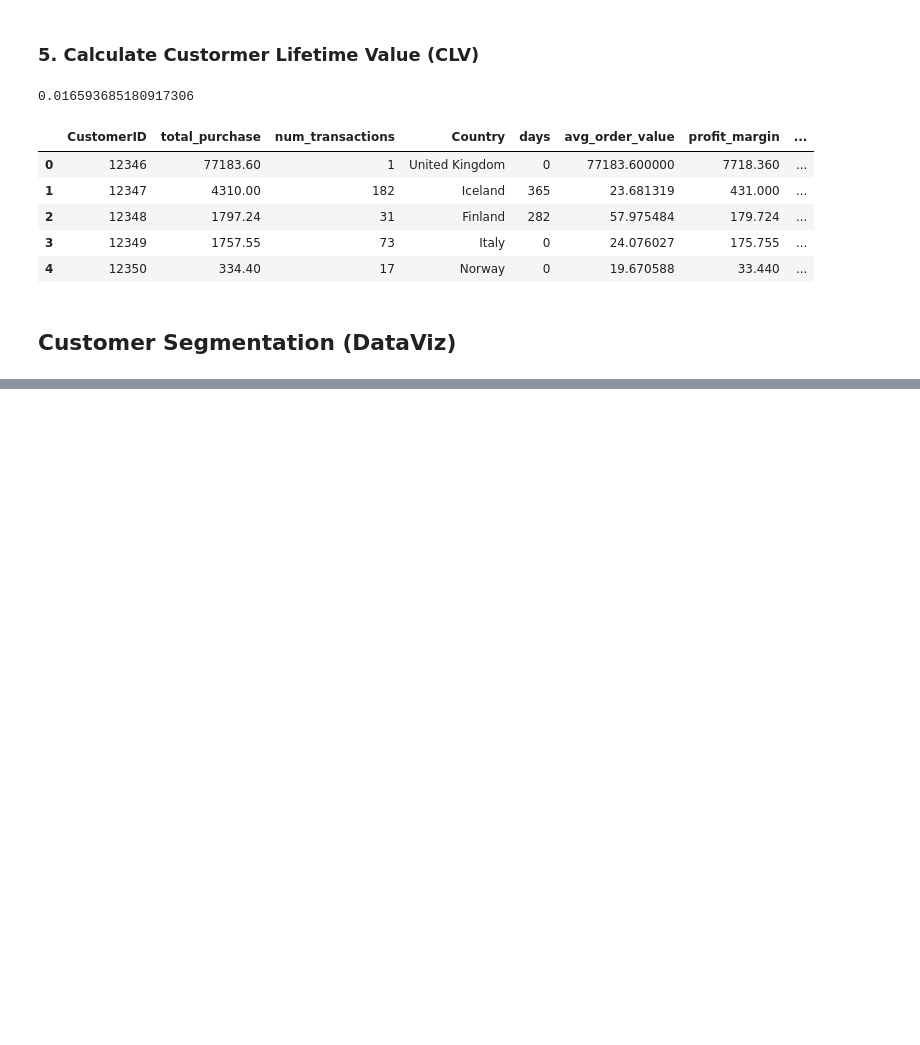
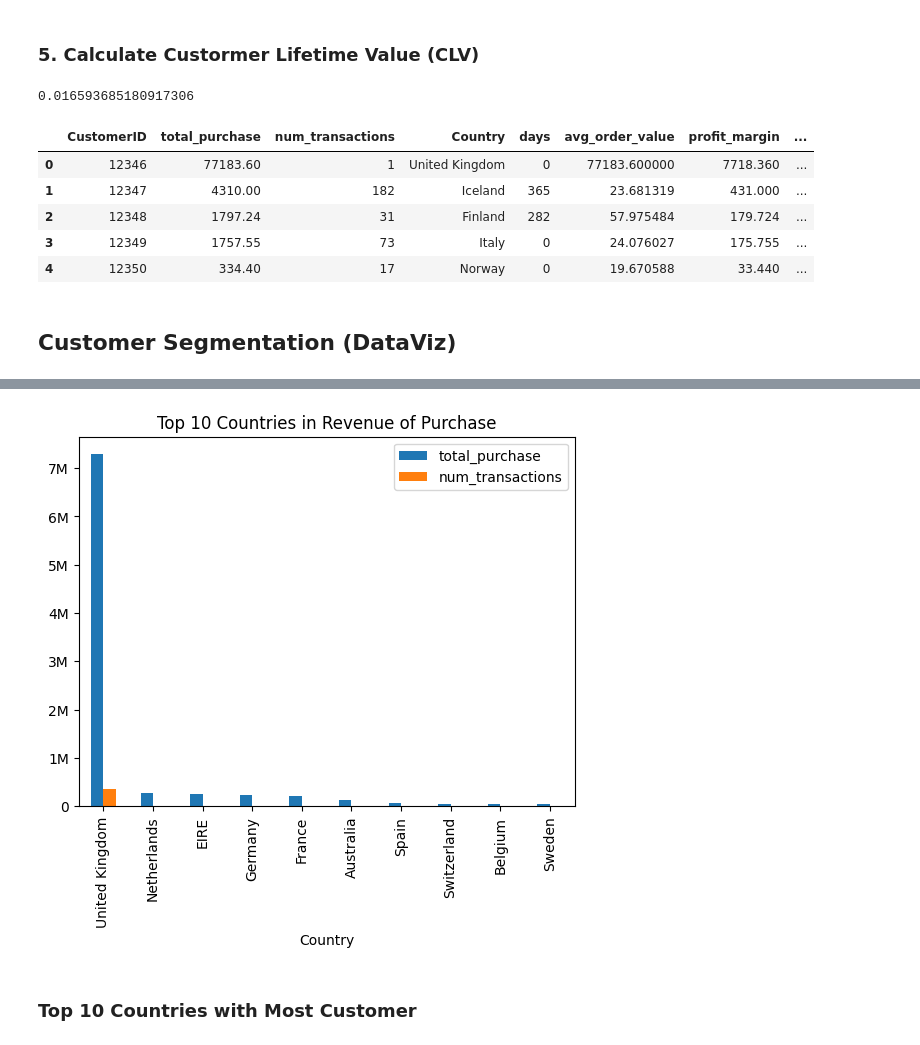
Before and after one commit to jack2000-dev/CLV-business-analysis, a Jupyter notebook: notebooks/main.ipynb, the cells around one changed output, grey strips where cells are left out. Saved outputs shown, nothing was run; the diff lists cells and outputs as text; code cells hidden in the pictures; blank space fills up the shorter version.

```diff
--- a/notebooks/main.ipynb
+++ b/notebooks/main.ipynb
@@ -211,0 +256,24 @@ data_group_v1 = data_group
+# %%
+data_group_v2 = data_group.groupby('Country', as_index= False).agg({
+  'total_purchase':'sum', 'num_transactions':'sum'
+  })
+# %%
+# Top 10 Countries
+
+data_group_v2 = data_group_v2.sort_values(by = 'total_purchase', ascending = [False]).head(10)
+# %%
+from matplotlib.ticker import FuncFormatter
+data_group_v2.plot(kind = 'bar', x = 'Country')
+def format_y_ticks(value, _):
+    if value >= 1e6:
+        return f'{int(value/1e6)}M'
+    else:
+        return int(value)
+
+plt.gca().yaxis.set_major_formatter(FuncFormatter(format_y_ticks))
+plt.title('Top 10 Countries in Revenue of Purchase')
+plt.show()
+# %% [output]
+[figure, added]
+# %% [markdown]
+### Top 10 Countries with Most Customer
```
Also changed, not shown: parts of 43 cells of this notebook.
